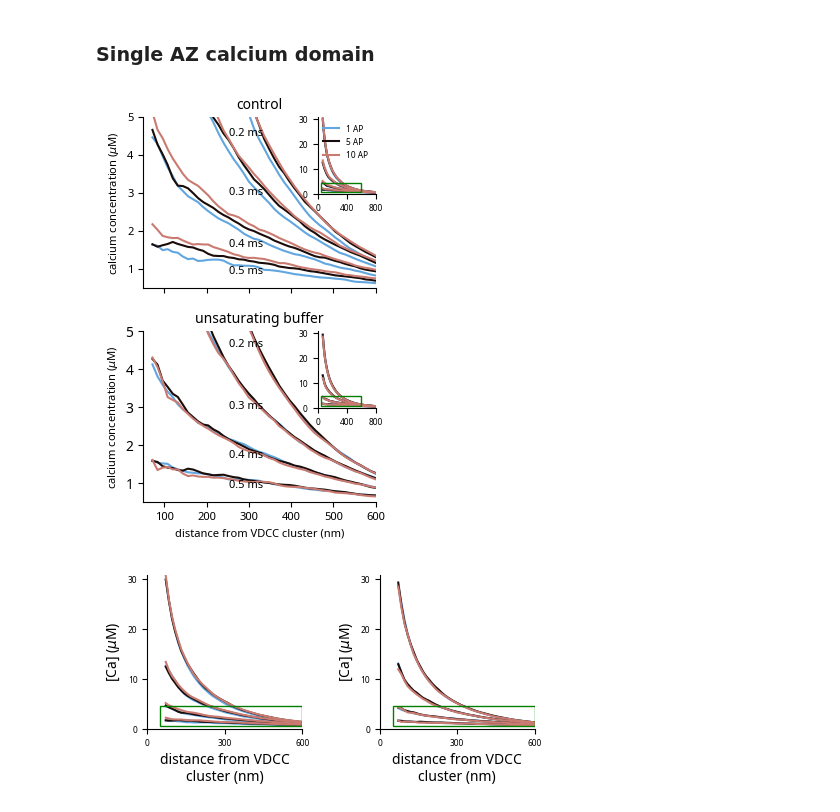
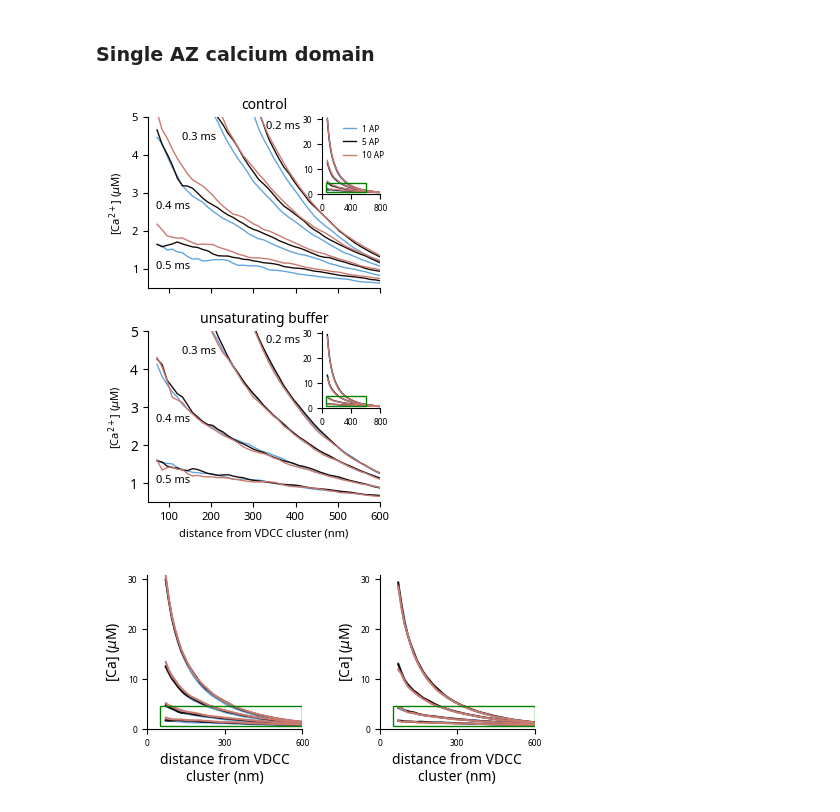
Before and after one commit to nishs1729/MFB, a Jupyter notebook: scripts_plotting/plots_mechanism.ipynb, the cells around one changed output. Saved outputs shown, nothing was run; the diff lists cells and outputs as text; code cells hidden in the pictures.

```diff
--- a/scripts_plotting/plots_mechanism.ipynb
+++ b/scripts_plotting/plots_mechanism.ipynb
@@ -94,19 +94,22 @@ cmap = mpl.colormaps['berlin'] # 'viridis', 'managua', 'berlin'
 lcolors = cmap(np.linspace(0.1, 0.9, len(stpoints)))
 
 to_nm = 1200 # convert um to nm
+tpoint_x = [330, 130, 70, 70]
+tpoint_y = [4.7, 4.4, 2.6, 1.0]
 for i,(key,simtype) in enumerate(simtypes.items()):
     for k,start in enumerate(stpoints):
         label = f'{APs[k]} AP'
         for j,tpoint in enumerate(tpoints):
             bins, density = get_conc_along_radius(simtype, start+tpoint, bins=bins)
             density = sp.signal.savgol_filter(density, 7, 3)
-            axs[i].plot(bins[6:]*to_nm, density[5:], color=lcolors[k], label=label)
-            ins_ax[i].plot(bins[6:]*to_nm, density[5:], color=lcolors[k], label=label)
+            axs[i].plot(bins[6:]*to_nm, density[5:], color=lcolors[k], linewidth=1, label=label)
+            ins_ax[i].plot(bins[6:]*to_nm, density[5:], color=lcolors[k], linewidth=1, label=label)
             label = None
             if not k:
-                axs[i].text(bins[26]*to_nm-60, density[25]-0.2, f'{(tpoint+200)/1000:.1f} ms', fontsize=textfs)
+                axs[i].text(tpoint_x[j], tpoint_y[j], f'{(tpoint+200)/1000:.1f} ms', fontsize=textfs)
+                # axs[i].text(bins[26]*to_nm-60, density[25]-0.2, f'{(tpoint+200)/1000:.1f} ms', fontsize=textfs)
     axs[i].set_title(key, fontsize=titlefs)
-    axs[i].set_ylabel(r'calcium concentration ($\mu$M)', fontsize=labelfs)
+    axs[i].set_ylabel(r'[Ca$^{2+}$] ($\mu$M)', fontsize=labelfs)
 
     ## make rectangle for zoomed in region
     rect = mpl.patches.Rectangle((50,0.5), 550, 4, linewidth=1, edgecolor='green',
@@ -114,35 +117,35 @@ for i,(key,simtype) in enumerate(simtypes.items()):
     ins_ax[i].add_patch(rect)
 
 axs[1].set_xlabel('distance from VDCC cluster (nm)', fontsize=labelfs)
 
 # axs[1].spines["left"].set_visible(False)
-axs[0].legend(frameon=False, fontsize=legfs)
+axs[0].legend(frameon=False, fontsize=legfs, loc='upper right', handlelength=1.5, bbox_to_anchor=(1.05, 1))
 # axs[1].tick_params(axis='y', size=0)
 axs[1].tick_params(axis='x', labelsize=tickfs)
 axs[0].tick_params(axis='both', labelsize=tickfs)
 
 for ax in axs.ravel():
     ax.spines["top"].set_visible(False)
     ax.spines["right"].set_visible(False)
     ax.set_xlim(50, 600)
     ax.set_ylim(0.5,5)
     ax.set_yticks([1,2,3,4,5])
 
 for ax in ins_ax:
     # ax.set_ylabel(r'[Ca] ($\mu$M)')
     ax.spines["top"].set_visible(False)
     ax.spines["right"].set_visible(False)
     ax.set_xlim(0, 800)
     ax.set_ylim(0,31)
     ax.set_xticks([0, 400, 800])
     ax.set_yticks([0, 10, 20, 30])
     ax.tick_params(axis='both', labelsize=tickfs-2)
 
 fig.savefig(os.path.join(figPath, 'ca_domain.svg'), dpi=300,
             bbox_inches='tight', transparent=True)
 plt.show()
 # %% [output]
-[figure, old version]
+[figure, new version]
 # %%
 bins = np.arange(0,0.81,0.01)
 stpoints = [2600, 82600, 182600]
```
Also changed, not shown: parts of 7 cells of this notebook.
